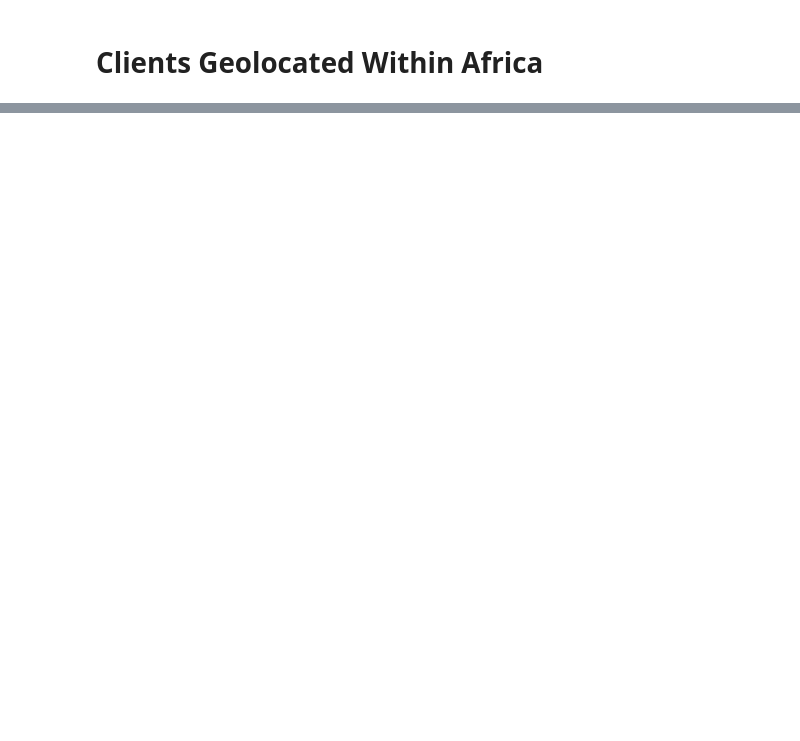
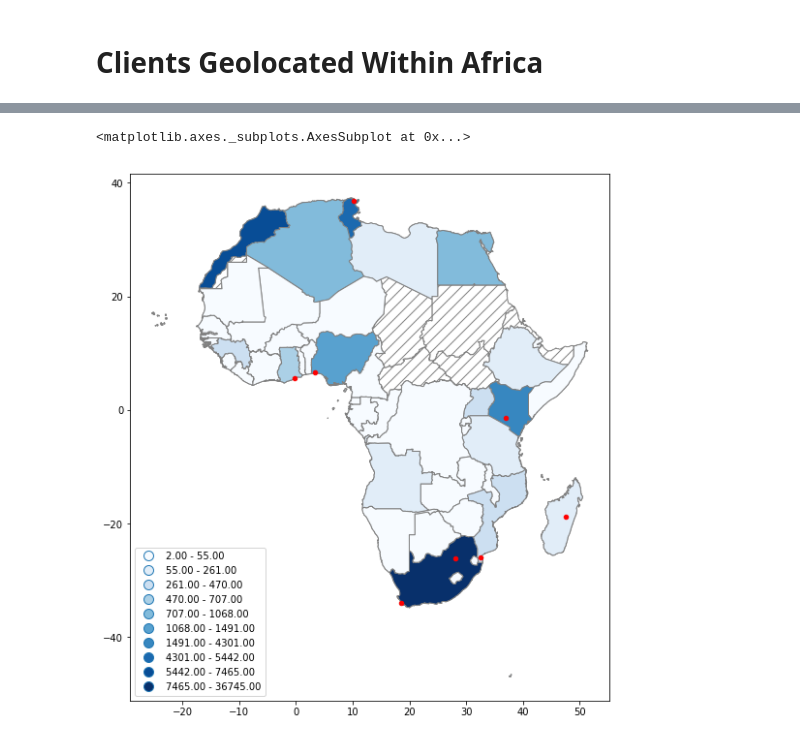
Before and after one commit to stephen-soltesz/ipython-testing, a Jupyter notebook: geomaps-example.ipynb, the cells around one changed output, grey strips where cells are left out. Drawn from its saved outputs; the diff is of its cells as text; code cells hidden in the pictures; blank space fills up the shorter version.

```diff
--- a/geomaps-example.ipynb
+++ b/geomaps-example.ipynb
@@ -99,3 +127,13 @@ ax = count_merged.dropna().plot(column='count', cmap='Blues', figsize=figsize, s
+# %%
+#ax = count_merged.dropna().plot(column='count', cmap='Blues', figsize=figsize, scheme='Fisher_Jenks', k=10, legend=True, legend_kwds={"loc": 3})
+#africa_locations.plot(ax=ax, color='red', markersize=20)
+
+ax = africa.plot(column='default', color='white', edgecolor='grey', figsize=figsize, hatch="//")
+ax = count_merged.dropna().plot(ax=ax, column='count', cmap='Blues', scheme='Fisher_Jenks', k=10, legend=True, legend_kwds={"loc": 3}, edgecolor='grey')
+africa_locations.plot(ax=ax, color='red', markersize=20)
+# %% [output]
+<matplotlib.axes._subplots.AxesSubplot at 0x...>
+[figure, added]
 # %%
 rates_df = run_query("""
 SELECT
```
Also changed, not shown: parts of 12 cells of this notebook.
